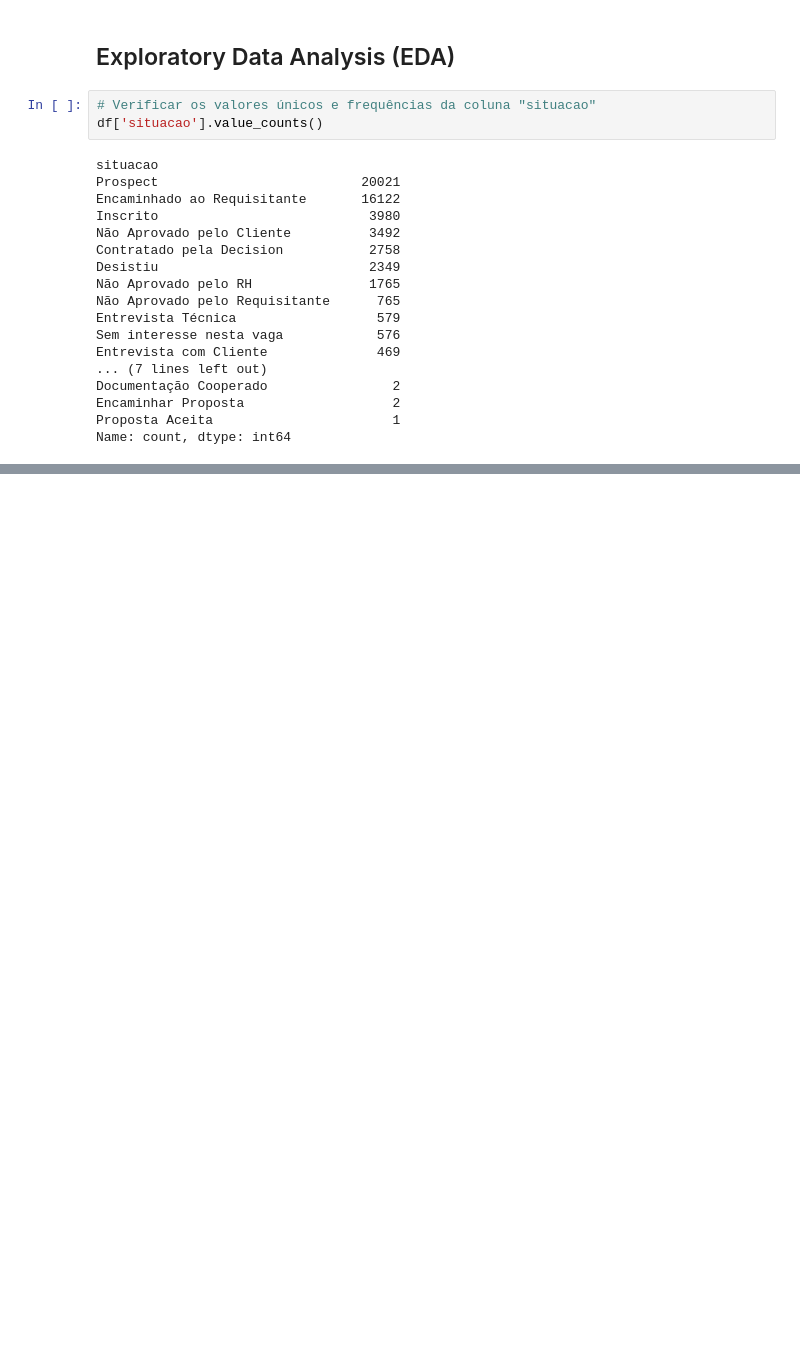
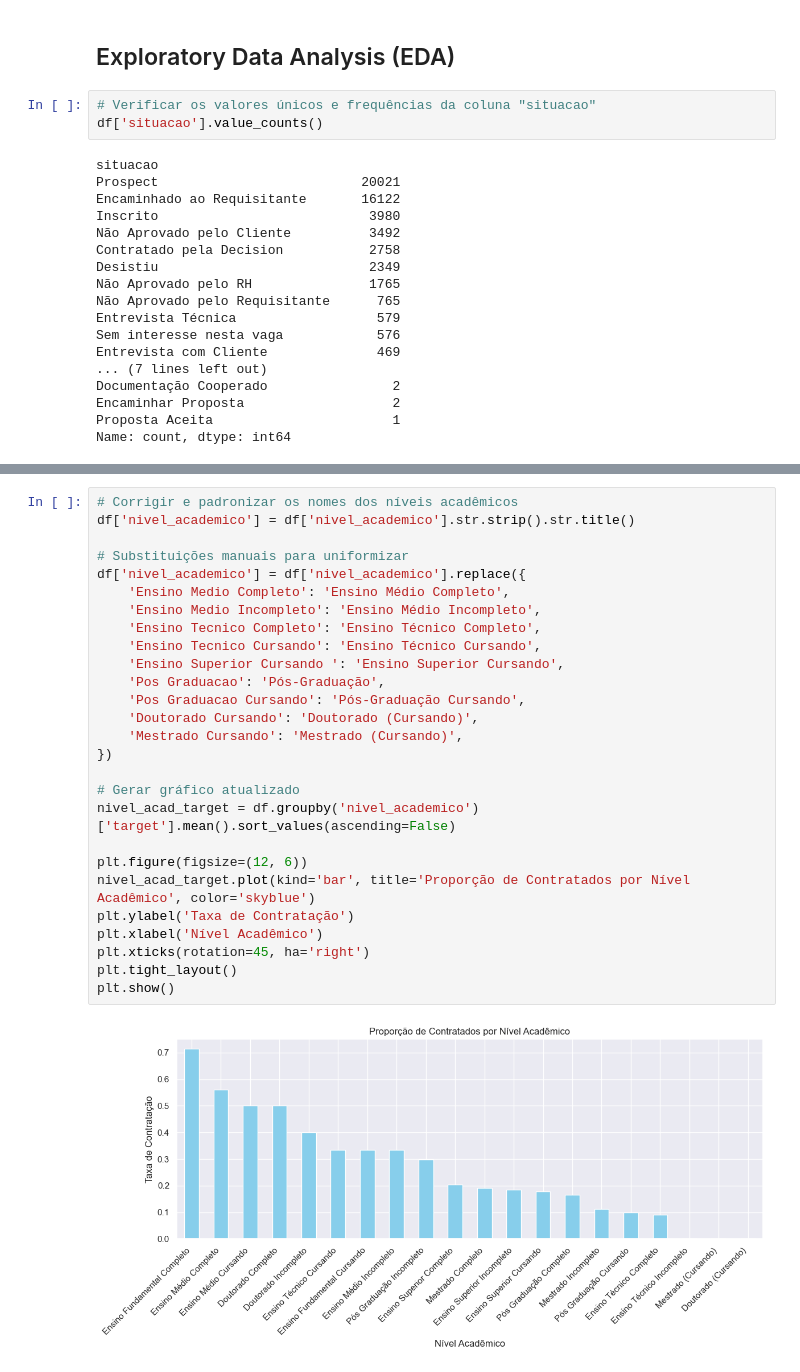
Before and after one commit to HugoVasc/ai-hiring-matcher, a Jupyter notebook: notebooks/eda.ipynb, the cells around one changed output, grey strips where cells are left out. Cells and saved outputs as stored; diff of their text form; blank space fills up the shorter version.

Commit message:
Finaliza análise exploratória (EDA) com gráficos e insights de candidatos e vagas

```diff
--- a/notebooks/eda.ipynb
+++ b/notebooks/eda.ipynb
@@ -91,0 +78,29 @@ Name: count, dtype: int64
+# %%
+# Corrigir e padronizar os nomes dos níveis acadêmicos
+df['nivel_academico'] = df['nivel_academico'].str.strip().str.title()
+
+# Substituições manuais para uniformizar
+df['nivel_academico'] = df['nivel_academico'].replace({
+    'Ensino Medio Completo': 'Ensino Médio Completo',
+    'Ensino Medio Incompleto': 'Ensino Médio Incompleto',
+    'Ensino Tecnico Completo': 'Ensino Técnico Completo',
+    'Ensino Tecnico Cursando': 'Ensino Técnico Cursando',
+    'Ensino Superior Cursando ': 'Ensino Superior Cursando',
+    'Pos Graduacao': 'Pós-Graduação',
+    'Pos Graduacao Cursando': 'Pós-Graduação Cursando',
+    'Doutorado Cursando': 'Doutorado (Cursando)',
+    'Mestrado Cursando': 'Mestrado (Cursando)',
+})
+
+# Gerar gráfico atualizado
+nivel_acad_target = df.groupby('nivel_academico')['target'].mean().sort_values(ascending=False)
+
+plt.figure(figsize=(12, 6))
+nivel_acad_target.plot(kind='bar', title='Proporção de Contratados por Nível Acadêmico', color='skyblue')
+plt.ylabel('Taxa de Contratação')
+plt.xlabel('Nível Acadêmico')
+plt.xticks(rotation=45, ha='right')
+plt.tight_layout()
+plt.show()
+# %% [output]
+[figure, added]
```
Also changed, not shown: parts of 12 cells of this notebook.
